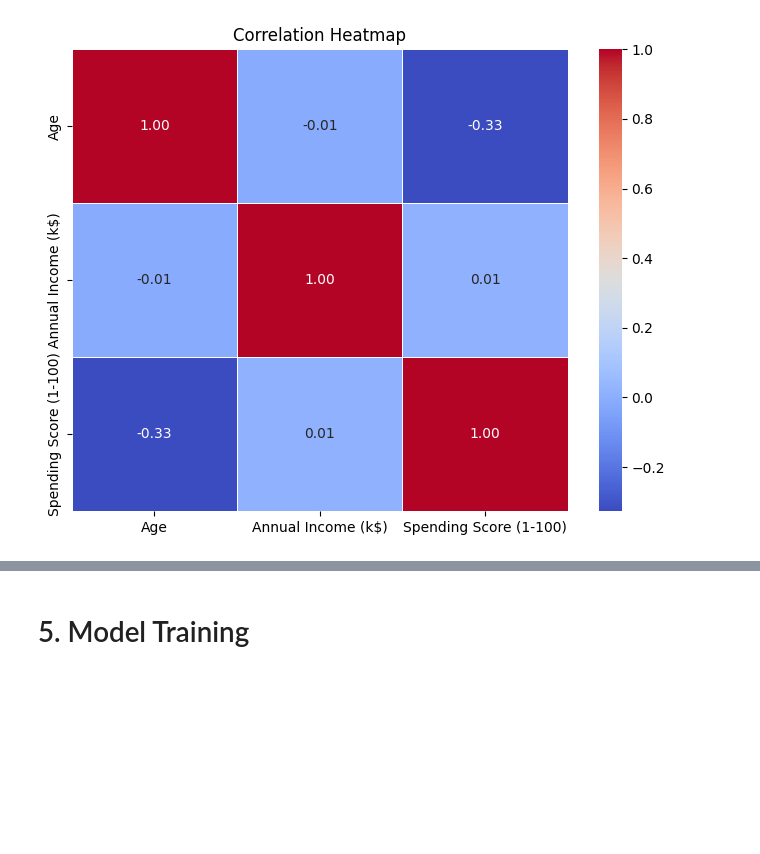
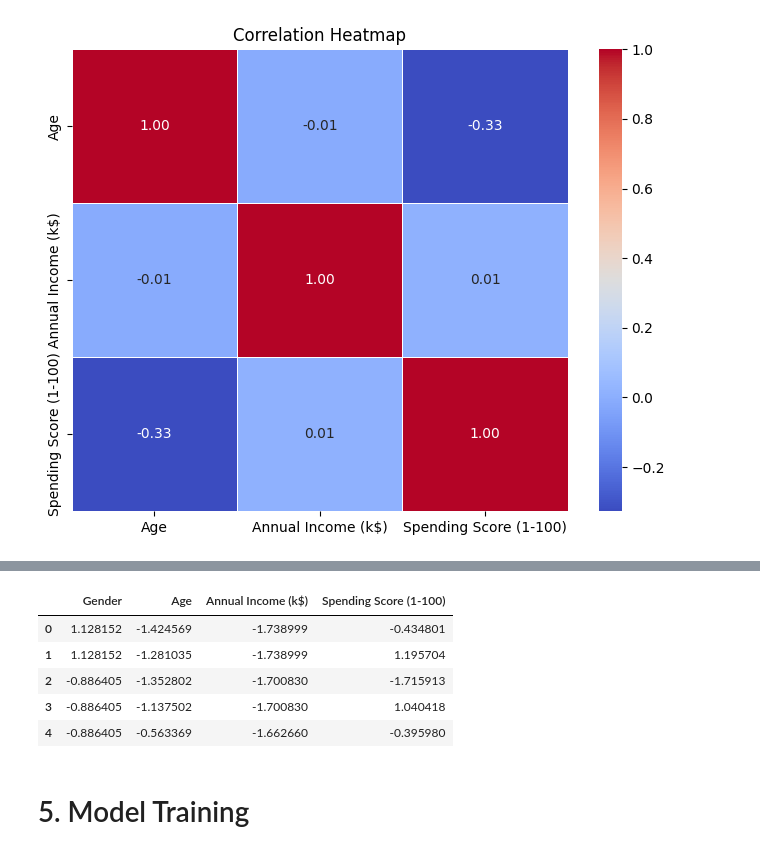
Before and after one commit to sbmccall/data-science-projects, a Jupyter notebook: customer-segmentation/notebooks/Mall_Customer_Segmentation.ipynb, the cells around one changed output, grey strips where cells are left out. Saved outputs shown, nothing was run; the diff lists cells and outputs as text; code cells hidden in the pictures; blank space fills up the shorter version.

```diff
--- a/customer-segmentation/notebooks/Mall_Customer_Segmentation.ipynb
+++ b/customer-segmentation/notebooks/Mall_Customer_Segmentation.ipynb
@@ -210,2 +226,22 @@ plt.show()
+# %%
+# Convert 'Gender' to numeric
+df_features['Gender'] = LabelEncoder().fit_transform(df_features['Gender'])
+
+# Scale numerical features
+scaler = StandardScaler()
+df_scaled = scaler.fit_transform(df_features)
+
+# Convert back to DataFrame
+df_scaled = pd.DataFrame(df_scaled, columns=['Gender', 'Age', 'Annual Income (k$)', 'Spending Score (1-100)'])
+
+# Check the transformed data
+df_scaled.head()
+# %% [output]
+|  | Gender | Age | Annual Income (k$) | Spending Score (1-100) |
+| 0 | 1.128152 | -1.424569 | -1.738999 | -0.434801 |
+| 1 | 1.128152 | -1.281035 | -1.738999 | 1.195704 |
+| 2 | -0.886405 | -1.352802 | -1.700830 | -1.715913 |
+| 3 | -0.886405 | -1.137502 | -1.700830 | 1.040418 |
+| 4 | -0.886405 | -0.563369 | -1.662660 | -0.395980 |
 # %% [markdown]
 # 5. Model Training
```
Also changed, not shown: parts of 9 cells of this notebook.
